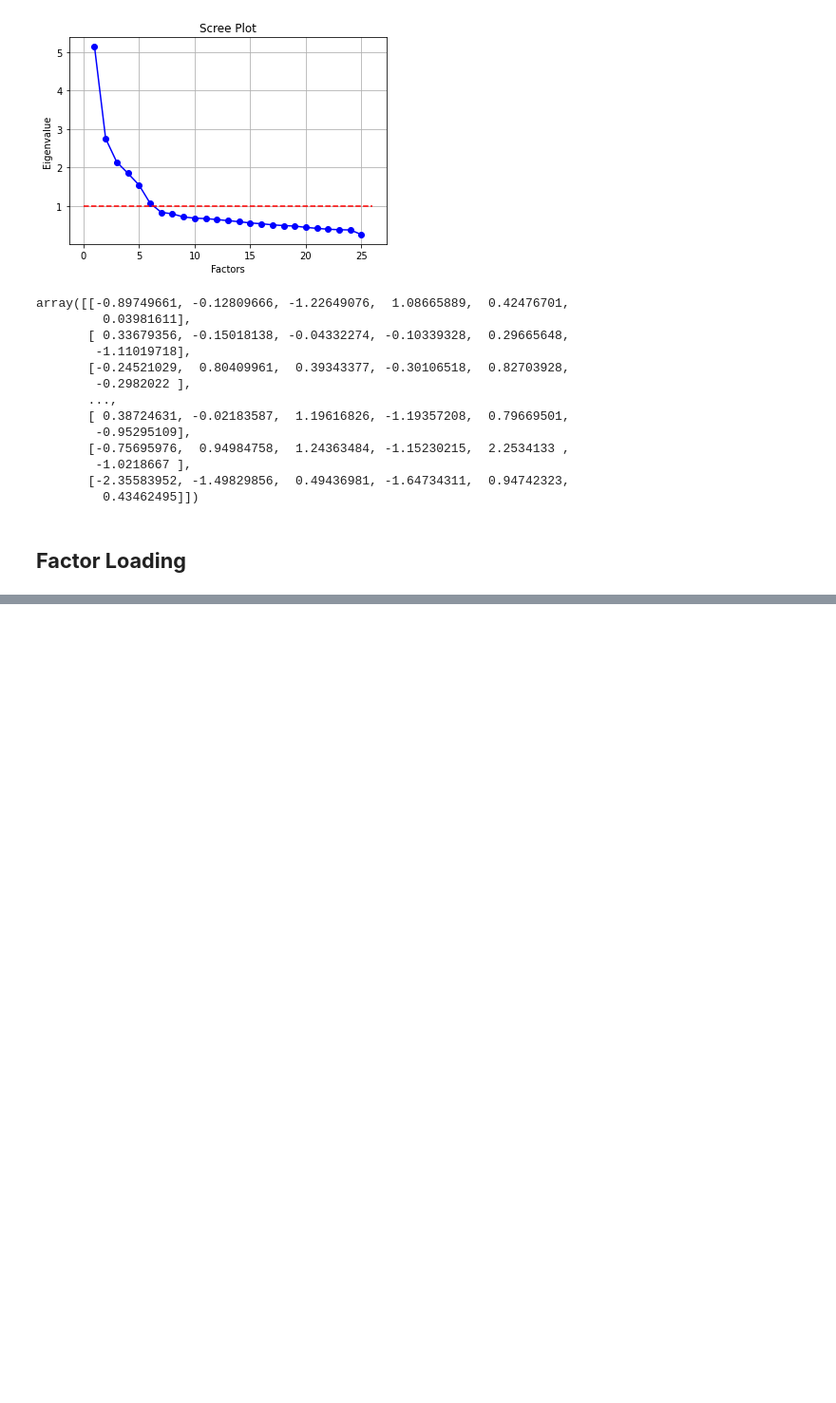
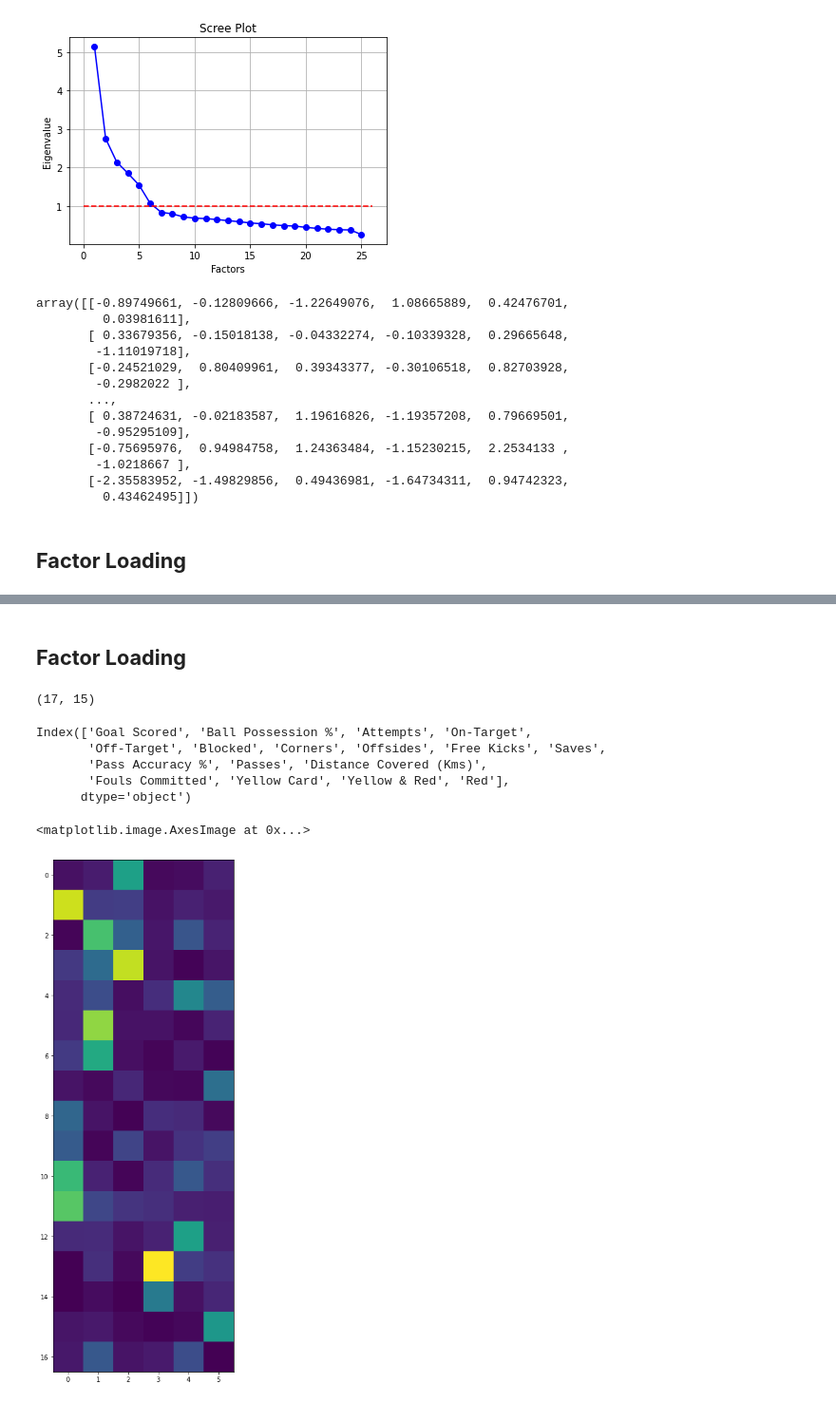
Before and after one commit to Wikanda-Hongboonmee/multivariate, a Jupyter notebook: Chapter_5_Factor_Analysis.ipynb, the cells around one changed output, grey strips where cells are left out. Shown: that part at 95% size. Saved outputs shown, nothing was run; the diff lists cells and outputs as text; code cells hidden in the pictures; blank space fills up the shorter version.

```diff
--- a/Chapter_5_Factor_Analysis.ipynb
+++ b/Chapter_5_Factor_Analysis.ipynb
@@ -165,0 +217,3 @@ array([[-0.89749661, -0.12809666, -1.22649076,  1.08665889,  0.42476701,
+# %%
+FIFA_data = pd.read_csv('/content/FIFA 2018 Statistics.csv')
+FIFA_data.head()
@@ -165,0 +231,3 @@ array([[-0.89749661, -0.12809666, -1.22649076,  1.08665889,  0.42476701,
+# %%
+FIFA_data_dropped = FIFA_data.iloc[:,3:-7] #เอาเฉพาะตัวเลขค่าที่ต้องการใช้งาน
+FIFA_data_dropped
@@ -165,0 +345,10 @@ array([[-0.89749661, -0.12809666, -1.22649076,  1.08665889,  0.42476701,
+# %% [markdown]
+## **Factor Loading**
+# %%
+fa3.loadings_.shape # ดูว่ามีกี่ตัวแปร ตัวแปรไหนมีอิทธิพลบ้าง
+# %% [output]
+(17, 15)
+# %%
+from factor_analyzer import FactorAnalyzer
+fa3 = FactorAnalyzer(n_factors=6)
+data_fa3 = fa3.fit_transform(FIFA_data_dropped2)
@@ -165,0 +359,19 @@ array([[-0.89749661, -0.12809666, -1.22649076,  1.08665889,  0.42476701,
+# %%
+FIFA_data_dropped2.columns #เรียกดู columns
+# %% [output]
+Index(['Goal Scored', 'Ball Possession %', 'Attempts', 'On-Target',
+       'Off-Target', 'Blocked', 'Corners', 'Offsides', 'Free Kicks', 'Saves',
+       'Pass Accuracy %', 'Passes', 'Distance Covered (Kms)',
+       'Fouls Committed', 'Yellow Card', 'Yellow & Red', 'Red'],
+      dtype='object')
+# %%
+matplotlib.rcParams['figure.figsize']=[15,15]
+plt.imshow(np.absolute(fa3.loadings_))
+
+#ค่าที่มีค่ามาก สีในกราฟจะสว่าง
+#แกน y คือ factor ที่อธิบายค่าตัวที่ 1 ,2 ,3 ,...
+#แกน x คือ ข้อมูลตัวที่ 1 ,2 ,3 ,...
+#ค่าในช่วงที่เป็นสีคือ ค่าของ factor loading
+# %% [output]
+<matplotlib.image.AxesImage at 0x...>
+[figure, added]
```
Also changed, not shown: parts of 45 cells of this notebook.
